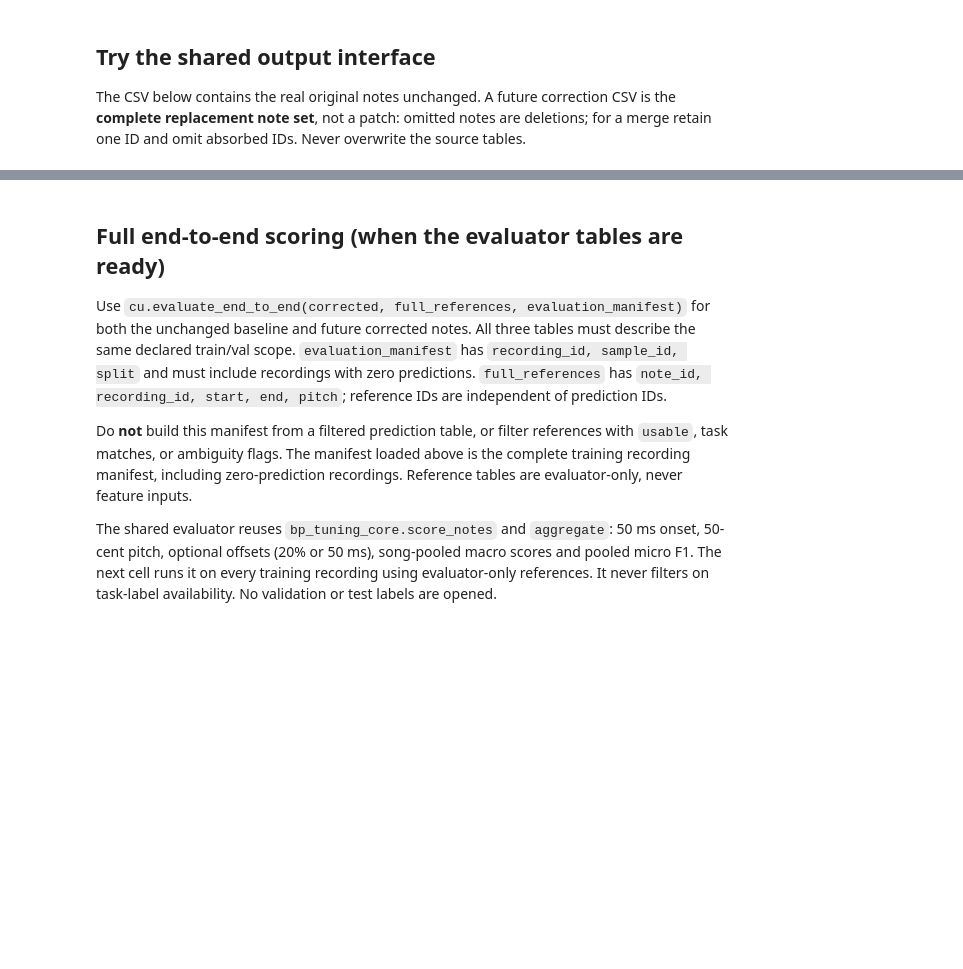
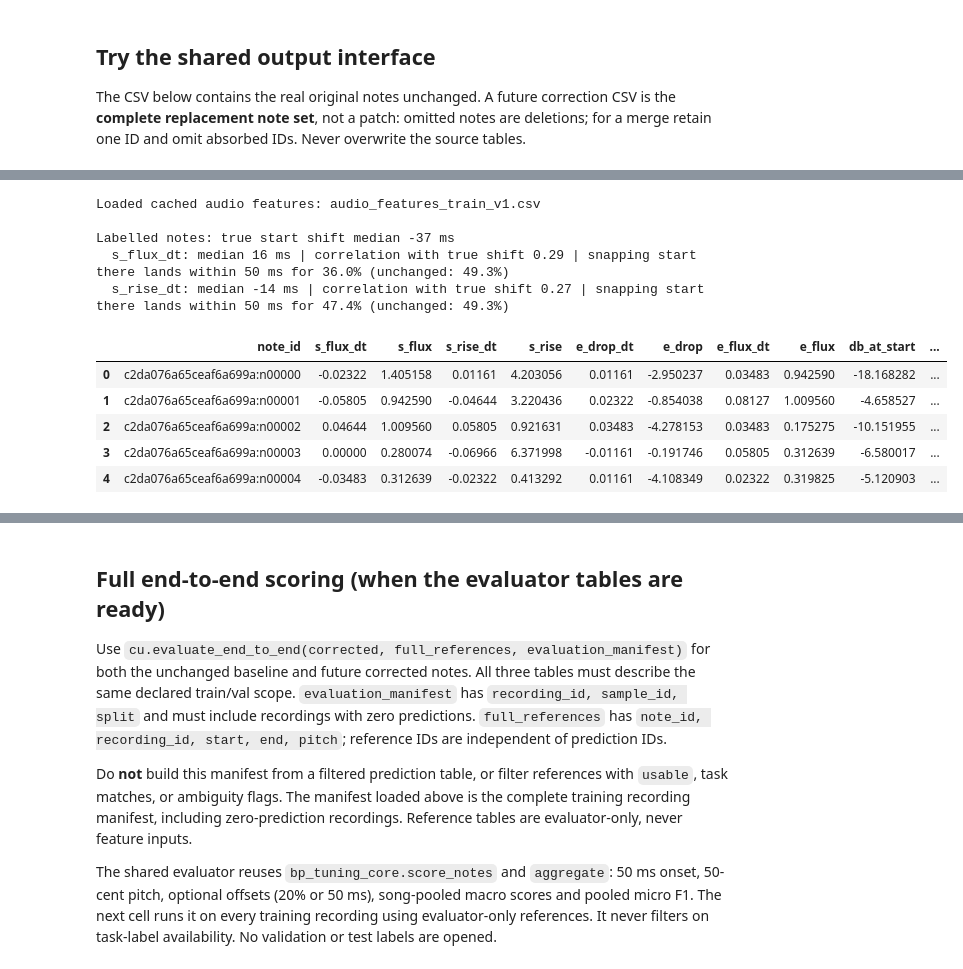
Before and after one commit to feliciaor2024-arch/Scoretify-Project, a Jupyter notebook: notebooks/correction_handover/le_xin_timing_starter.ipynb, the cells around one changed output, grey strips where cells are left out. Saved outputs shown, nothing was run; the diff lists cells and outputs as text; code cells hidden in the pictures; blank space fills up the shorter version.

```diff
--- a/notebooks/correction_handover/le_xin_timing_starter.ipynb
+++ b/notebooks/correction_handover/le_xin_timing_starter.ipynb
@@ -134,0 +399,79 @@ Unchanged-note interface example: c:\Data-Mining-Project\notebooks\correction_ha
+# %%
+# Step 5a: audio-only features around each note's start and end (no TextGrid, no reference data)
+import librosa
+
+ROOT = (HERE / '..' / '..').resolve()               # GTSinger_100_unique_sample
+SR, HOP, WIN = 22050, 256, 0.10                     # 22.05 kHz audio, ~11.6 ms frames, look +-100 ms
+CACHE = HERE / 'le_xin_cache' / 'audio_features_train_v1.csv'
+
+def curves(path):
+    """Two loudness curves for one recording, one value per ~11.6 ms frame."""
+    y, _ = librosa.load(path, sr=SR, mono=True)
+    flux = librosa.onset.onset_strength(y=y, sr=SR, hop_length=HOP)          # 'new sound starts here'
+    flux = flux / (np.percentile(flux, 99) + 1e-9)                           # scale per recording
+    db = librosa.amplitude_to_db(librosa.feature.rms(y=y, hop_length=HOP)[0], ref=np.max)
+    rise = np.diff(db, prepend=db[0])                                        # dB change per frame
+    times = librosa.frames_to_time(np.arange(len(flux)), sr=SR, hop_length=HOP)
+    return times, flux, db, rise
+
+def near(times, values, t, pick):
+    """Within t +- WIN: (time of the strongest point minus t, its value). pick = np.argmax or np.argmin."""
+    w = np.flatnonzero(np.abs(times - t) <= WIN)
+    if len(w) == 0:
+        return 0.0, 0.0
+    i = w[pick(values[w])]
+    return times[i] - t, values[i]
+
+def audio_features(man=None, nts=None, split='train'):
+    man = manifest if man is None else man
+    nts = notes if nts is None else nts
+    assert split in ('train', 'val')                                              # test audio stays locked
+    rows = []
+    for rec in man.itertuples():
+        assert rec.split == split and rec.audio_path.startswith(f'data/{split}/')
+        times, flux, db, rise = curves(ROOT / rec.audio_path)
+        for n in nts[nts['recording_id'] == rec.recording_id].itertuples():
+            s_flux_dt, s_flux = near(times, flux, n.start, np.argmax)    # strongest attack near the start
+            s_rise_dt, s_rise = near(times, rise, n.start, np.argmax)    # biggest loudness jump near the start
+            e_drop_dt, e_drop = near(times, rise, n.end,   np.argmin)    # biggest loudness drop near the end
+            e_flux_dt, e_flux = near(times, flux, n.end,   np.argmax)    # next attack near the end
+            frame = lambda t: min(int(round(t * SR / HOP)), len(db) - 1)
+            rows.append(dict(note_id=n.note_id,
+                             s_flux_dt=s_flux_dt, s_flux=s_flux, s_rise_dt=s_rise_dt, s_rise=s_rise,
+                             e_drop_dt=e_drop_dt, e_drop=e_drop, e_flux_dt=e_flux_dt, e_flux=e_flux,
+                             db_at_start=db[frame(n.start)], db_at_end=db[frame(n.end)]))
+    return pd.DataFrame(rows)
+
+if CACHE.exists():
+    audio = pd.read_csv(CACHE, dtype={'note_id':str})
+    print('Loaded cached audio features:', CACHE.name)
+else:
+    audio = audio_features()                         # ~30 s for 534 recordings
+    CACHE.parent.mkdir(exist_ok=True)
+    audio.to_csv(CACHE, index=False)
+    print('Computed and cached audio features:', CACHE.name)
+audio = joined[['note_id']].merge(audio, on='note_id', how='left', validate='one_to_one')
+assert audio.notna().all().all() and len(audio) == len(joined)
+AUDIO_COLS = [c for c in audio.columns if c != 'note_id']
+
+# Sanity check on labelled notes: does the strongest nearby attack point the same way as the label?
+lab_true = y_start[usable] * 1000
+print(f"\nLabelled notes: true start shift median {lab_true.median():.0f} ms")
+for col in ['s_flux_dt', 's_rise_dt']:
+    guess = audio.loc[usable, col] * 1000
+    print(f"  {col}: median {guess.median():.0f} ms | correlation with true shift {np.corrcoef(guess, lab_true)[0,1]:.2f}"
+          f" | snapping start there lands within 50 ms for {np.mean(np.abs(guess - lab_true) <= 50):.1%}"
+          f" (unchanged: {np.mean(np.abs(lab_true) <= 50):.1%})")
+display(audio.loc[usable].head())
+# %% [output]
+Loaded cached audio features: audio_features_train_v1.csv
+
+Labelled notes: true start shift median -37 ms
+  s_flux_dt: median 16 ms | correlation with true shift 0.29 | snapping start there lands within 50 ms for 36.0% (unchanged: 49.3%)
+  s_rise_dt: median -14 ms | correlation with true shift 0.27 | snapping start there lands within 50 ms for 47.4% (unchanged: 49.3%)
+|  | note_id | s_flux_dt | s_flux | s_rise_dt | s_rise | e_drop_dt | e_drop | e_flux_dt | e_flux | db_at_start | ... |
+| 0 | c2da076a65ceaf6a699a:n00000 | -0.02322 | 1.405158 | 0.01161 | 4.203056 | 0.01161 | -2.950237 | 0.03483 | 0.942590 | -18.168282 | ... |
+| 1 | c2da076a65ceaf6a699a:n00001 | -0.05805 | 0.942590 | -0.04644 | 3.220436 | 0.02322 | -0.854038 | 0.08127 | 1.009560 | -4.658527 | ... |
+| 2 | c2da076a65ceaf6a699a:n00002 | 0.04644 | 1.009560 | 0.05805 | 0.921631 | 0.03483 | -4.278153 | 0.03483 | 0.175275 | -10.151955 | ... |
+| 3 | c2da076a65ceaf6a699a:n00003 | 0.00000 | 0.280074 | -0.06966 | 6.371998 | -0.01161 | -0.191746 | 0.05805 | 0.312639 | -6.580017 | ... |
+| 4 | c2da076a65ceaf6a699a:n00004 | -0.03483 | 0.312639 | -0.02322 | 0.413292 | 0.01161 | -4.108349 | 0.02322 | 0.319825 | -5.120903 | ... |
```
Also changed, not shown: parts of 16 cells of this notebook, 20 other files.
